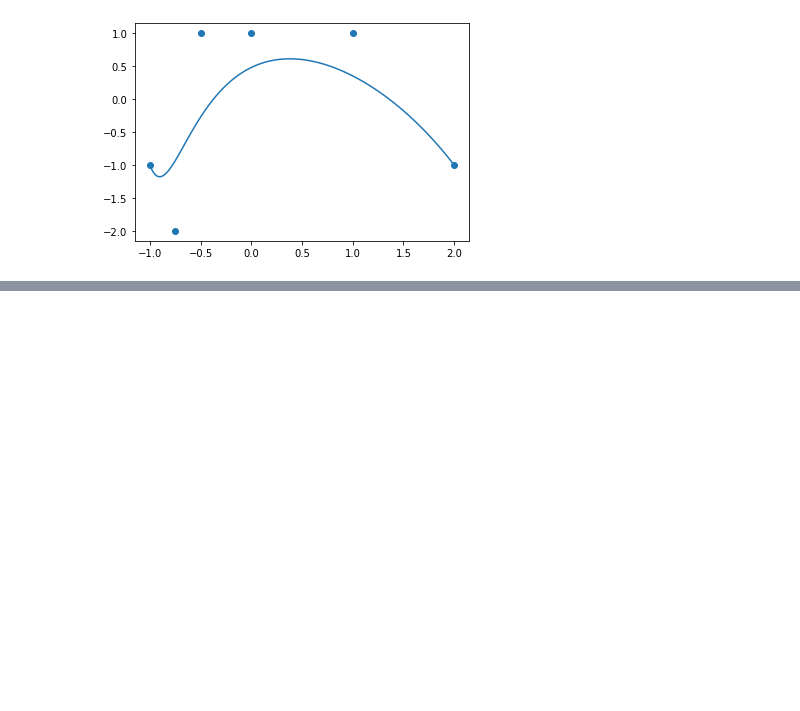
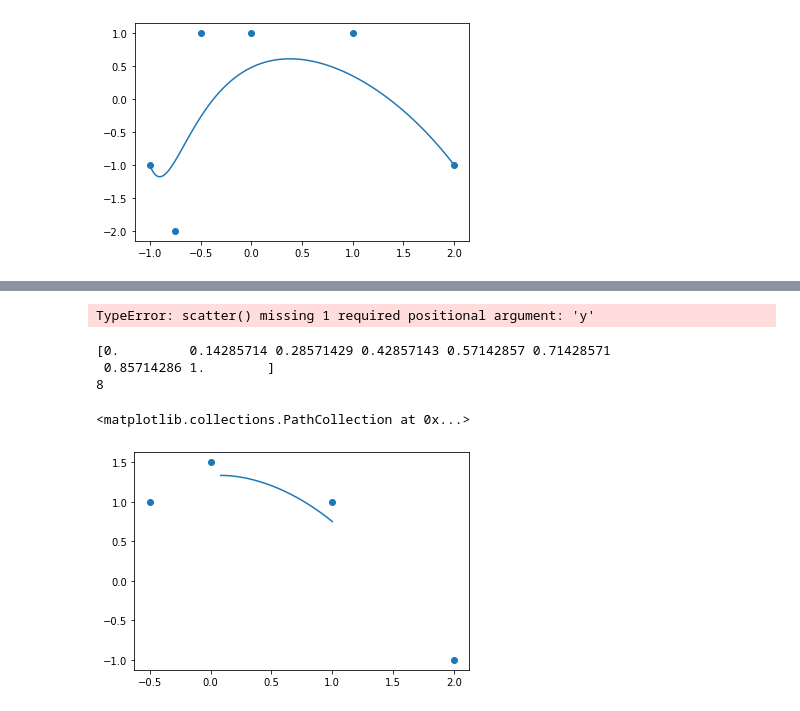
Before and after one commit to jw-y/FE_project_3, a Jupyter notebook: Untitled.ipynb, the cells around one changed output, grey strips where cells are left out. Drawn from its saved outputs; the diff is of its cells as text; code cells hidden in the pictures; blank space fills up the shorter version.

```diff
--- a/Untitled.ipynb
+++ b/Untitled.ipynb
@@ -52,0 +52,50 @@ TypeError: scatter() missing 1 required positional argument: 'y'
+# %%
+points = []
+P = []
+knots = P[0]*2+P+P[-1]*2
+for u in np.linspace(P[0], P[-1], 100):
+    D = []
+# %% [output]
+TypeError: scatter() missing 1 required positional argument: 'y'
+# %%
+def deBoor(k, x, t, c, p=3):
+    """returns S(x).
+
+    Arguments
+    ---------
+    k: Index of knot interval that contains x. k>=p.
+    x: Position
+    t: Array of knot positions, needs to be padded as decribed above
+    c: Array of control points.
+    p: Degree of B-spline
+    """
+    assert(k>=p)
+    d = [c[j+k-p] for j in range(0, p+1)]
+
+    for r in range(1, p+1):
+        for j in range(p, r-1, -1):
+            alpha = (x-t[j+k-p]) / (t[j+1+k-r] - t[j+k-p])
+            d[j] = ((1.0-alpha)*d[j-1][0] + alpha*d[j][0], (1.0-alpha)*d[j-1][1] + alpha*d[j][1])
+    return d[p]
+# %%
+points = []
+P = [(2, -1), (1,1), (0,1.5),  (-0.5, 1), ]#(-0.75, -2),]#(-1, -1)]
+n_P = len(P)
+#knots = [0.0]*3+np.linspace(0, 1, n_P-2).tolist() + [1.0]*3
+knots = np.linspace(0, 1, n_P+4)
+print(knots)
+#for i in range(len(knots)-1):
+print(len(knots))
+for i in range(3, len(knots)-4):
+    for u in np.linspace(knots[i], knots[i+1], 100):
+        points.append(deBoor(i, u, knots, P))
+# %% [output]
+[0.         0.14285714 0.28571429 0.42857143 0.57142857 0.71428571
+ 0.85714286 1.        ]
+8
+# %%
+plt.plot(*zip(*points))
+plt.scatter(*zip(*P))
+# %% [output]
+<matplotlib.collections.PathCollection at 0x...>
+[figure, added]
```
Also changed, not shown: parts of 20 cells of this notebook, 43 other files.
